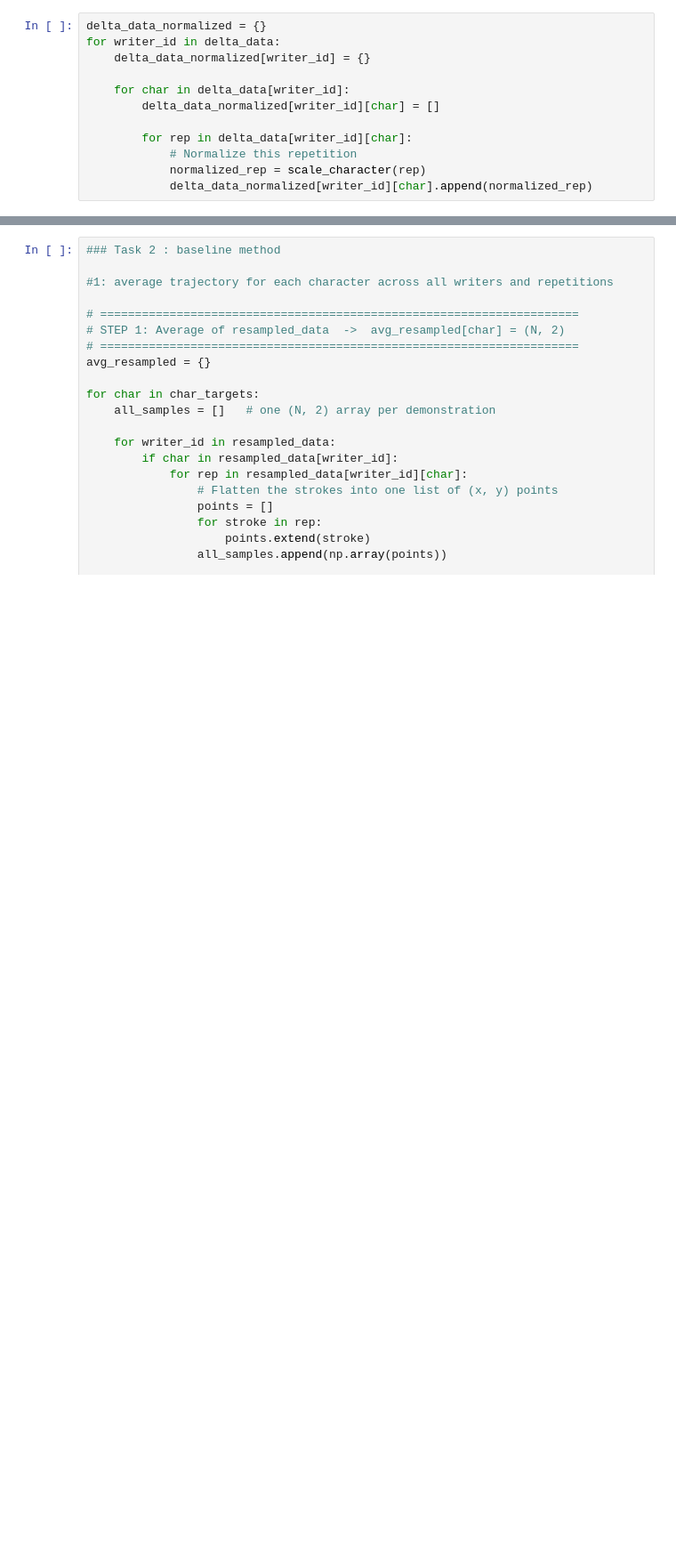
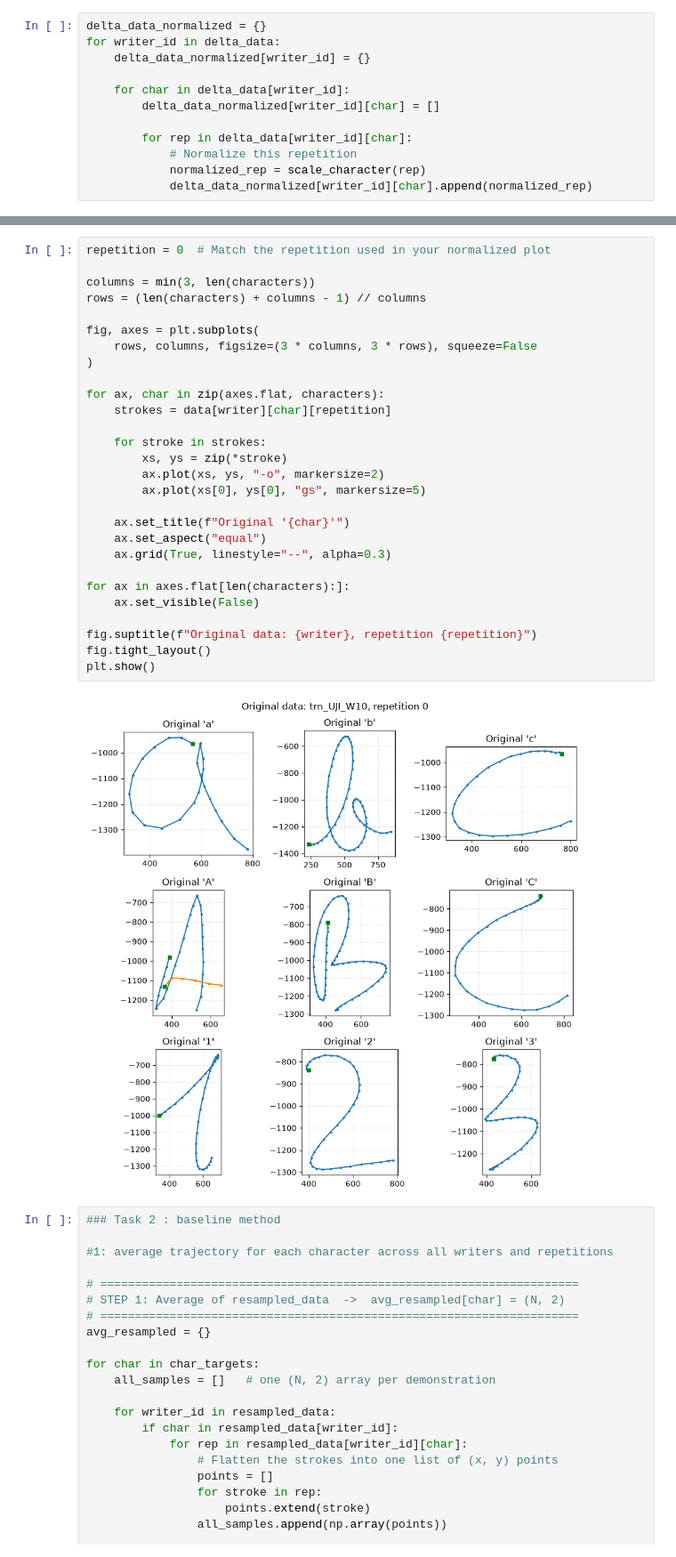
Before and after one commit to ahmednabildo/Learning-Robotic-Handwriting-from-Human-Demonstrations, a Jupyter notebook: Project.ipynb, the cells around one changed output, grey strips where cells are left out. Shown at 89% size. Drawn from its saved outputs; the diff is of its cells as text; blank space fills up the shorter version.

```diff
--- a/Project.ipynb
+++ b/Project.ipynb
@@ -701,3 +779,33 @@ plot_normalized_delta_data(delta_data_normalized)
+# %%
+repetition = 0  # Match the repetition used in your normalized plot
+
+columns = min(3, len(characters))
+rows = (len(characters) + columns - 1) // columns
+
+fig, axes = plt.subplots(
+    rows, columns, figsize=(3 * columns, 3 * rows), squeeze=False
+)
+
+for ax, char in zip(axes.flat, characters):
+    strokes = data[writer][char][repetition]
+
+    for stroke in strokes:
+        xs, ys = zip(*stroke)
+        ax.plot(xs, ys, "-o", markersize=2)
+        ax.plot(xs[0], ys[0], "gs", markersize=5)
+
+    ax.set_title(f"Original '{char}'")
+    ax.set_aspect("equal")
+    ax.grid(True, linestyle="--", alpha=0.3)
+
+for ax in axes.flat[len(characters):]:
+    ax.set_visible(False)
+
+fig.suptitle(f"Original data: {writer}, repetition {repetition}")
+fig.tight_layout()
+plt.show()
+# %% [output]
+[figure, added]
 # %%
 ### Task 2 : baseline method
 
```
Also changed, not shown: parts of 11 cells of this notebook, 3 other files.
